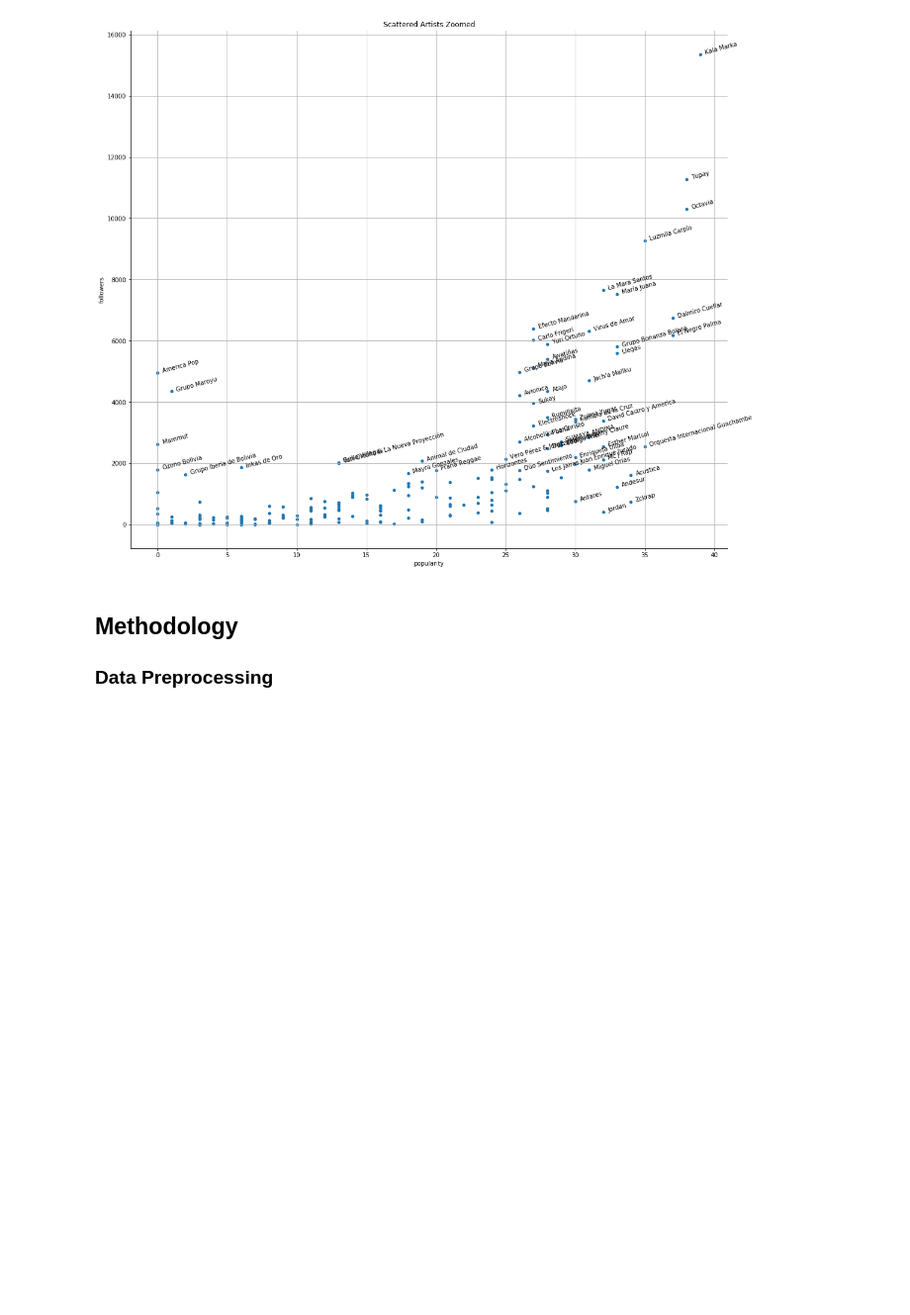
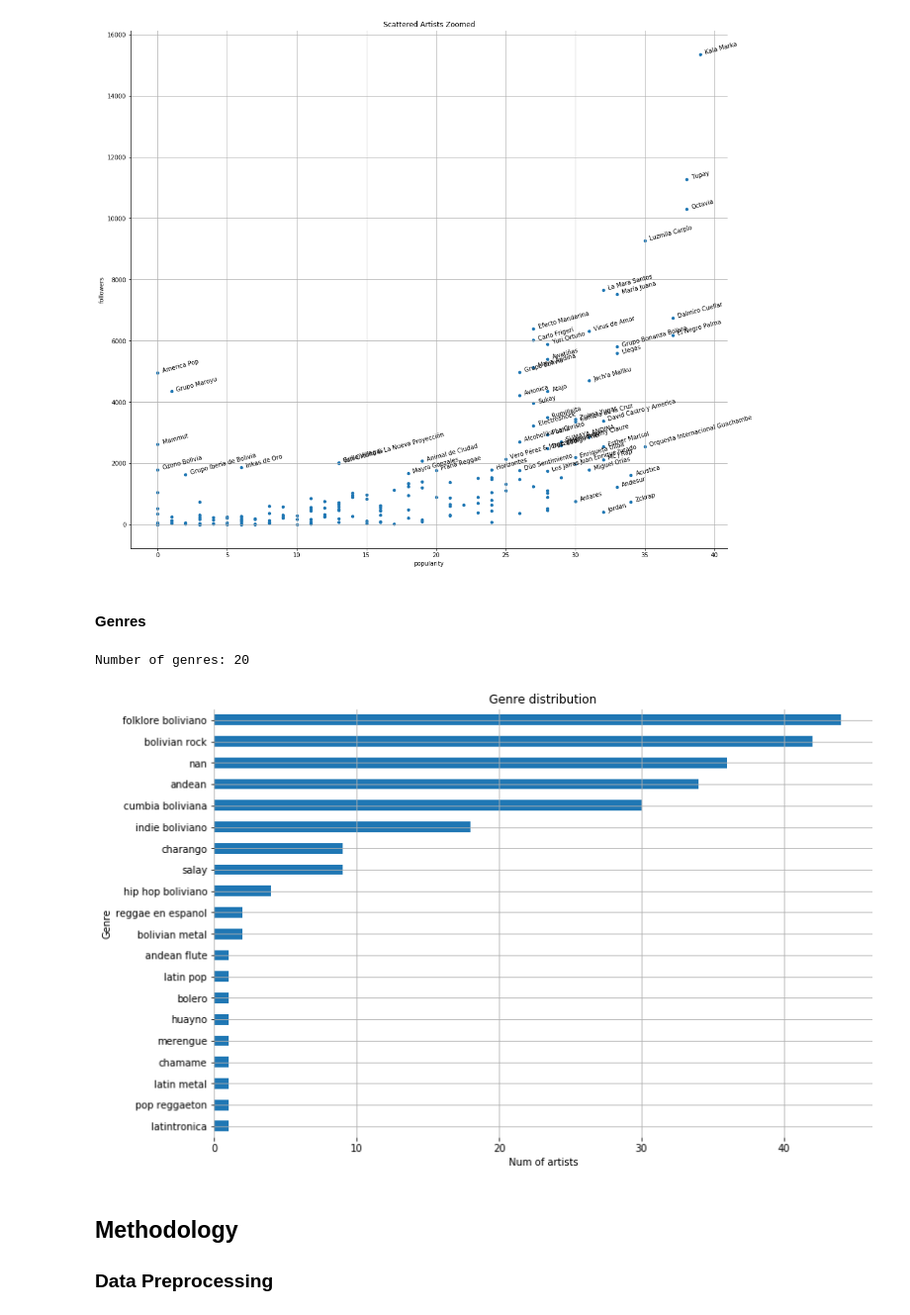
Before and after one commit to leanguardia/bolivian-music, a Jupyter notebook: Capstone-Project.ipynb, the cells around one changed output. Shown: that part at 99% size. Cells and saved outputs as stored; diff of their text form; code cells hidden in the pictures; blank space fills up the shorter version.

```diff
--- a/Capstone-Project.ipynb
+++ b/Capstone-Project.ipynb
@@ -228,6 +228,21 @@ for i, row in mid_artists.iterrows():
 ax.set_title("Scattered Artists Zoomed");
 # %% [output]
 [figure]
+# %% [markdown]
+#### Genres
+# %%
+df.genres = df.genres.apply(literal_eval)
+def plot_genre_dist(df):
+    exploded = df.genres.explode()
+    print("Number of genres:", len(exploded.unique()))
+    ax = exploded.value_counts(dropna=False).sort_values(ascending=True).plot.barh(figsize=(12,8))
+    ax.set_xlabel('Num of artists'); ax.set_ylabel('Genre'); ax.set_title('Genre distribution');
+    ax.spines['right'].set_visible(False); ax.spines['top'].set_visible(False); plt.grid();
+    ax.spines['left'].set_visible(False); ax.spines['bottom'].set_visible(False);
+plot_genre_dist(df)
+# %% [output]
+Number of genres: 20
+[figure, added]
 # %% [markdown]
 ## Methodology
 
```
Also changed, not shown: parts of 12 cells of this notebook.
